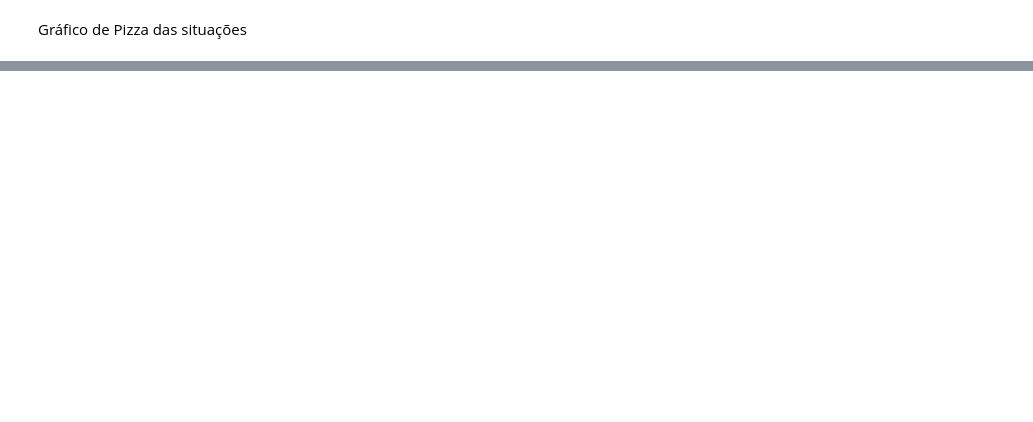
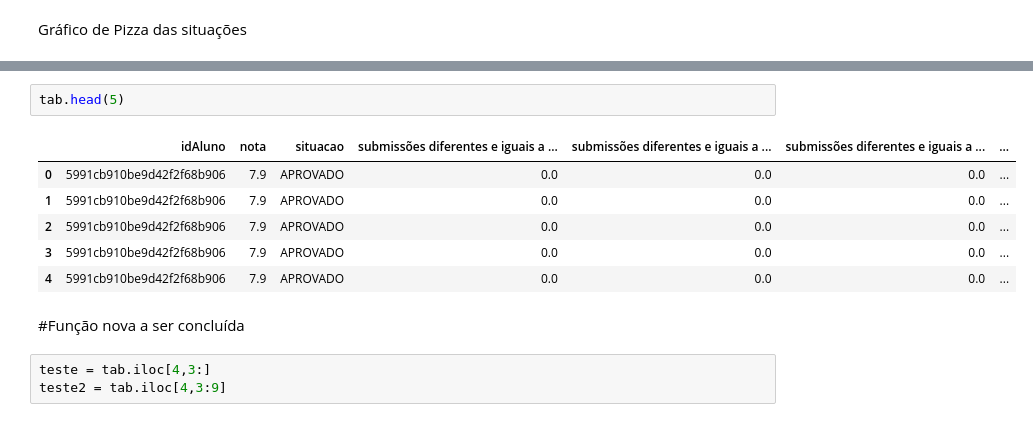
Before and after one commit to vilsonrodrigues/PegasusProject, a Jupyter notebook: Pegasus_Project.ipynb, the cells around one changed output, grey strips where cells are left out. Saved outputs shown, nothing was run; the diff lists cells and outputs as text; blank space fills up the shorter version.

```diff
--- a/Pegasus_Project.ipynb
+++ b/Pegasus_Project.ipynb
@@ -557,0 +381,14 @@ tab.loc[tab["idAluno"]=="5991cd870be9d42f2f68b90c",:]
+# %%
+tab.head(5)
+# %% [output]
+|  | idAluno | nota | situacao | submissões diferentes e iguais a ... | submissões diferentes e iguais a ... | submissões diferentes e iguais a ... | ... |
+| 0 | 5991cb910be9d42f2f68b906 | 7.9 | APROVADO | 0.0 | 0.0 | 0.0 | ... |
+| 1 | 5991cb910be9d42f2f68b906 | 7.9 | APROVADO | 0.0 | 0.0 | 0.0 | ... |
+| 2 | 5991cb910be9d42f2f68b906 | 7.9 | APROVADO | 0.0 | 0.0 | 0.0 | ... |
+| 3 | 5991cb910be9d42f2f68b906 | 7.9 | APROVADO | 0.0 | 0.0 | 0.0 | ... |
+| 4 | 5991cb910be9d42f2f68b906 | 7.9 | APROVADO | 0.0 | 0.0 | 0.0 | ... |
+# %% [markdown]
+#Função nova a ser concluída
+# %%
+teste = tab.iloc[4,3:]
+teste2 = tab.iloc[4,3:9]
```
Also changed, not shown: parts of 64 cells of this notebook.
